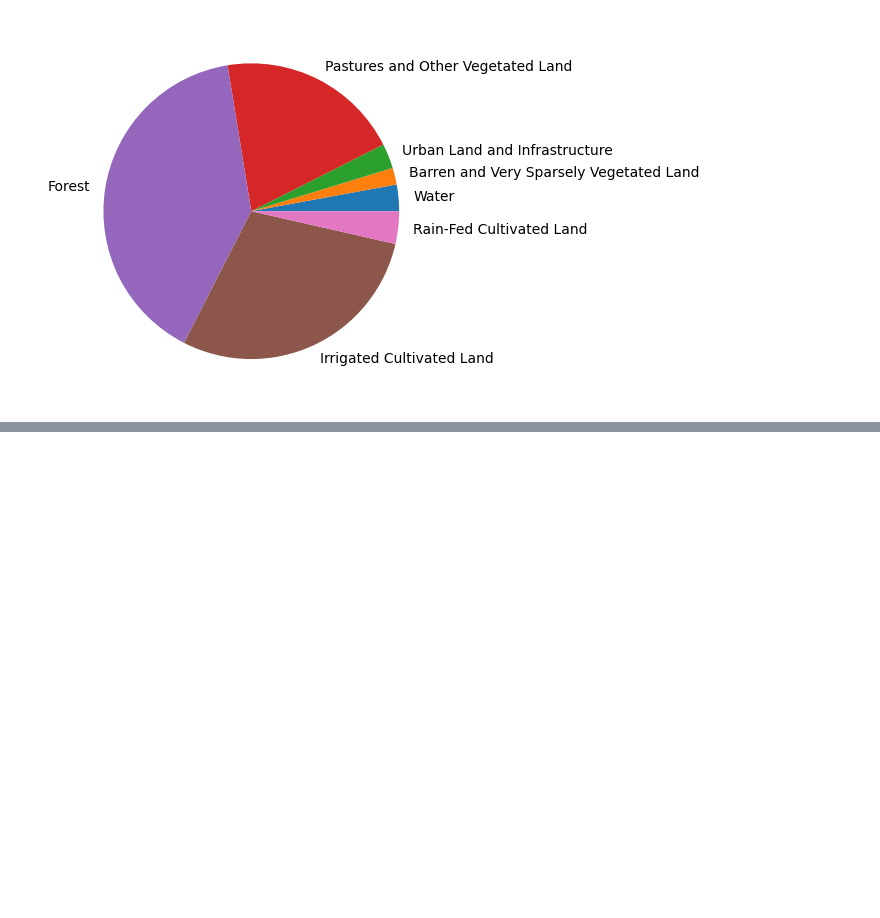
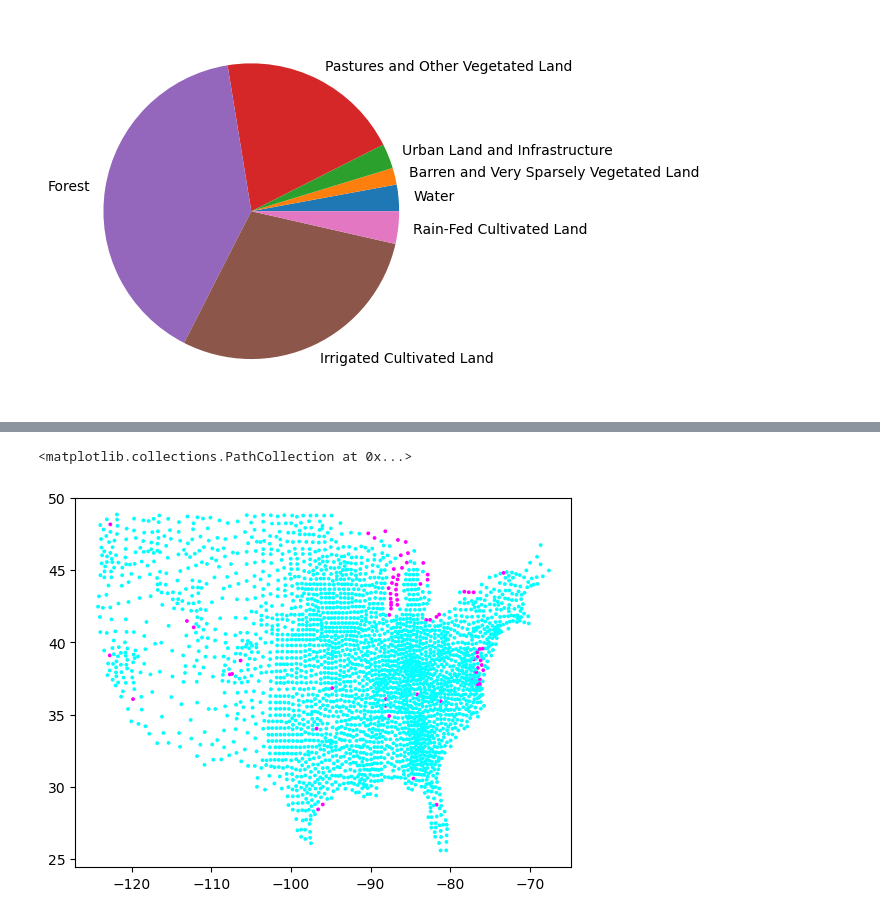
Before and after one commit to friedrichsittner/portfolio_project, a Jupyter notebook: notebooks/soil_exploration.ipynb, the cells around one changed output, grey strips where cells are left out. Saved outputs shown, nothing was run; the diff lists cells and outputs as text; code cells hidden in the pictures; blank space fills up the shorter version.

```diff
--- a/notebooks/soil_exploration.ipynb
+++ b/notebooks/soil_exploration.ipynb
@@ -166,0 +181,6 @@ plt.show()
+# %%
+non_soil_mask = df_soil['SQ1'] >= 5
+plt.scatter(df_soil.lon, df_soil.lat, c = non_soil_mask, s = 3, cmap = 'cool')
+# %% [output]
+<matplotlib.collections.PathCollection at 0x...>
+[figure, added]
```
Also changed, not shown: parts of 18 cells of this notebook, 2 other files.
